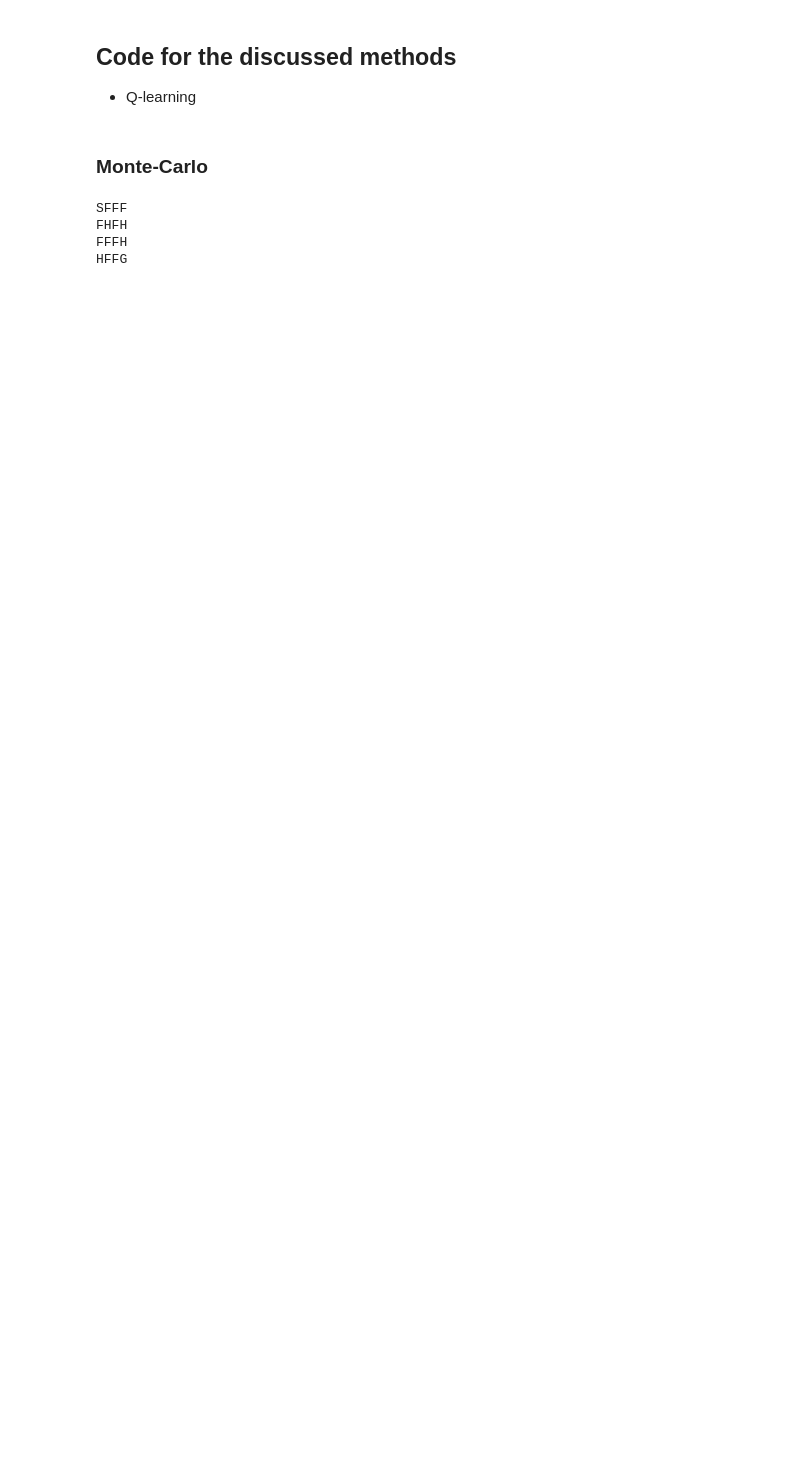
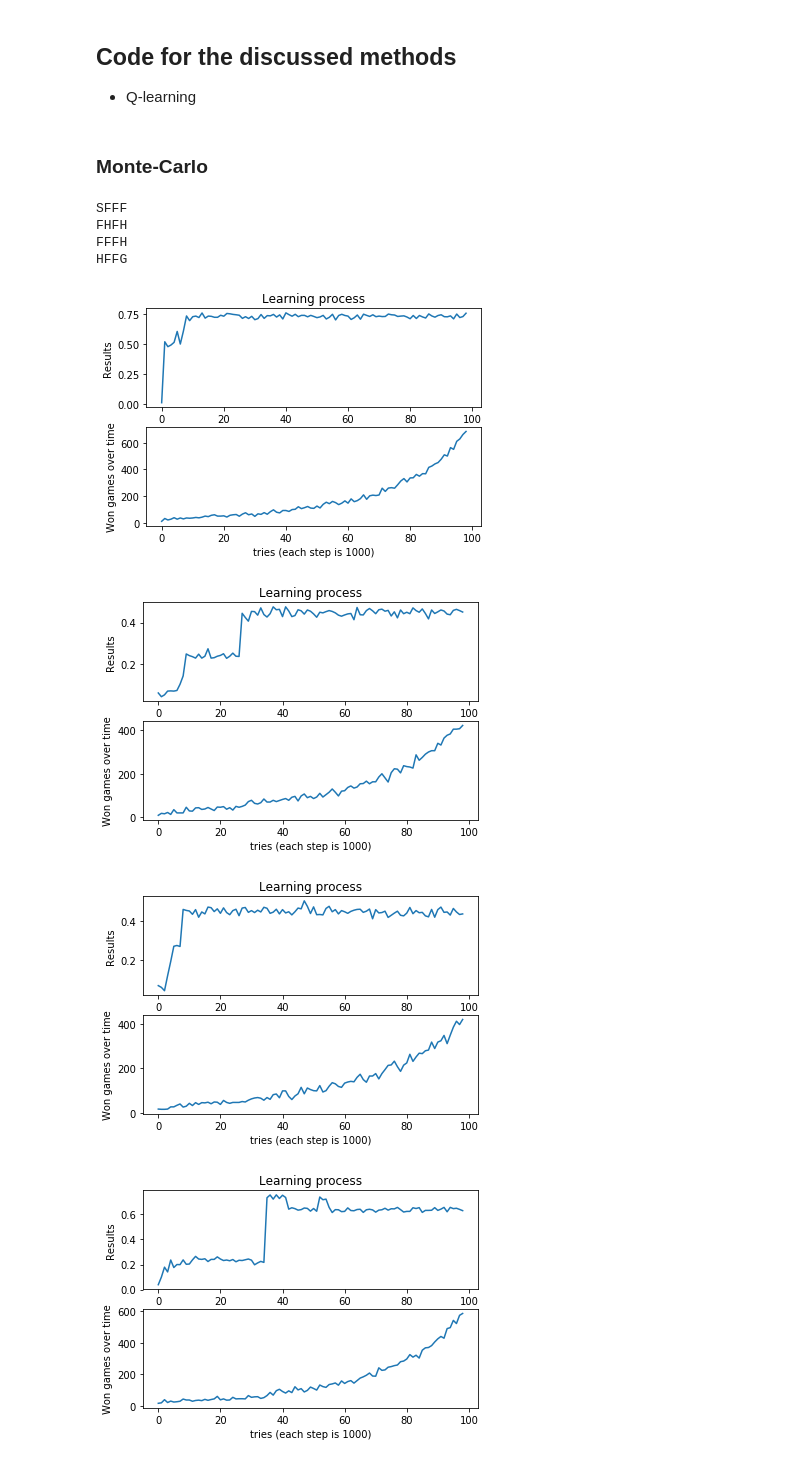
Before and after one commit to odats/silver_rl, a Jupyter notebook: RL Course by David Silver - Elementary Reinforcement Learning.ipynb, the cells around one changed output. Saved outputs shown, nothing was run; the diff lists cells and outputs as text; code cells hidden in the pictures; blank space fills up the shorter version.

```diff
--- a/RL Course by David Silver - Elementary Reinforcement Learning.ipynb
+++ b/RL Course by David Silver - Elementary Reinforcement Learning.ipynb
@@ -160,17 +171,41 @@ def monte_carlo_train(env, number_of_runs=10000, gama=0.9,
 # %%
 x =[]
 y = []
-number_of_try = 2
-number_of_runs = 2000000
+number_of_try = 5
+number_of_runs = 100000
 q_tables = []
 for i in range(number_of_try):
     # train
-    q_table = monte_carlo_train(env, number_of_runs=number_of_runs, gama=0.9)
+    q_table, trace_of_learning, trace_of_won = monte_carlo_train(env, number_of_runs=number_of_runs, gama=0.9)
     sleep(0.1)
     # evaluate
     result = evaluate_policy(env, q_table, 1000)
 
     # data for charts
     x.append(i)
     y.append(result)
     q_tables.append(q_table)
+
+    # show learning
+#     fig, ax = plt.subplots()
+#     ax.plot(trace_of_learning)
+#     ax.set(xlabel='each step is 1000', ylabel='results', title='Learning process')
+#     ax.grid()
+#     plt.show()
+
+    plt.subplot(2, 1, 1)
+    plt.plot(trace_of_learning)
+    plt.title('Learning process')
+    plt.ylabel('Results')
+
+    plt.subplot(2, 1, 2)
+    plt.plot(trace_of_won)
+    plt.xlabel('tries (each step is 1000)')
+    plt.ylabel('Won games over time')
+
+    plt.show()
+# %% [output]
+[figure, added]
+[figure, added]
+[figure, added]
+[figure, added]
```
Also changed, not shown: parts of 4 cells of this notebook.
